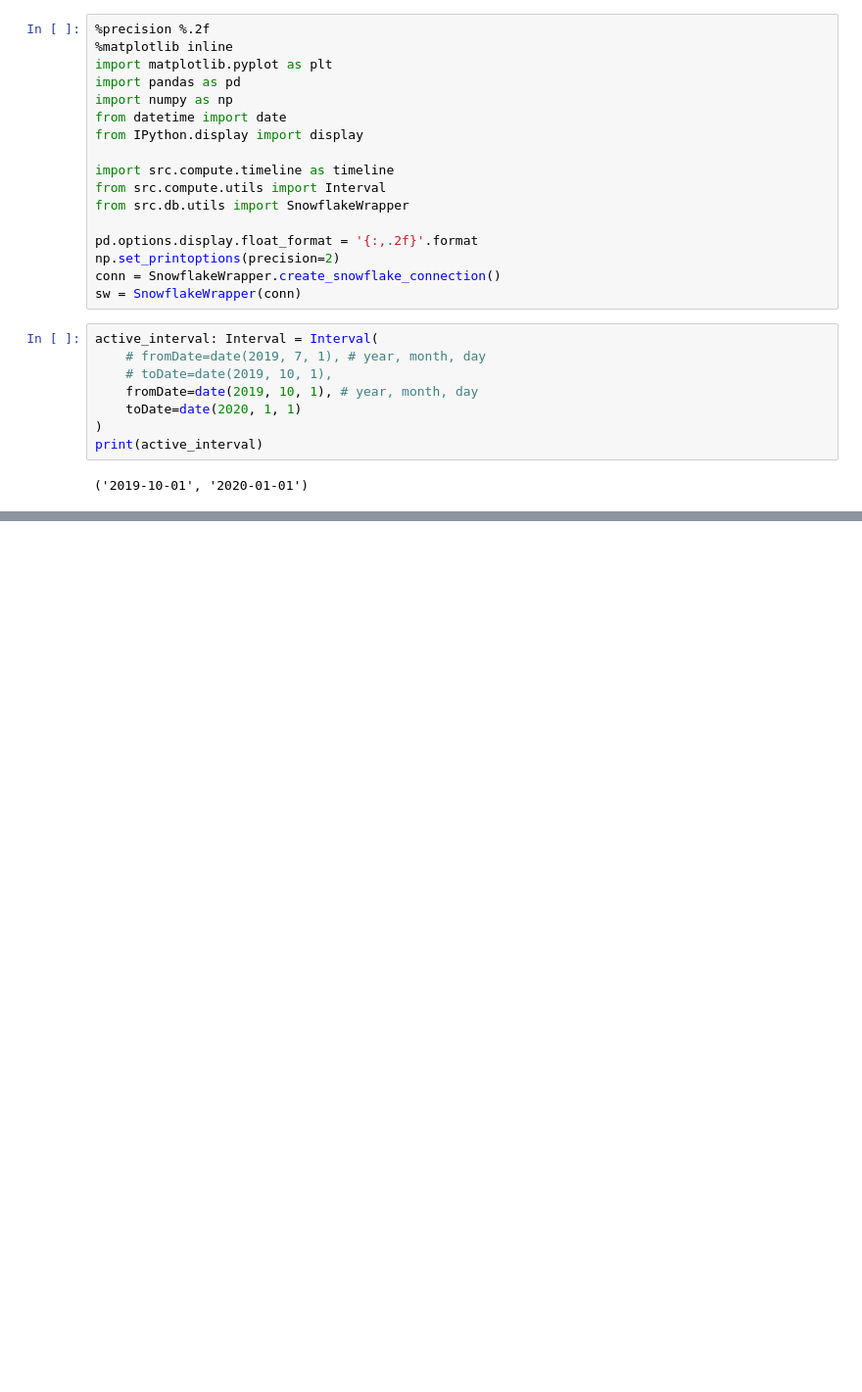
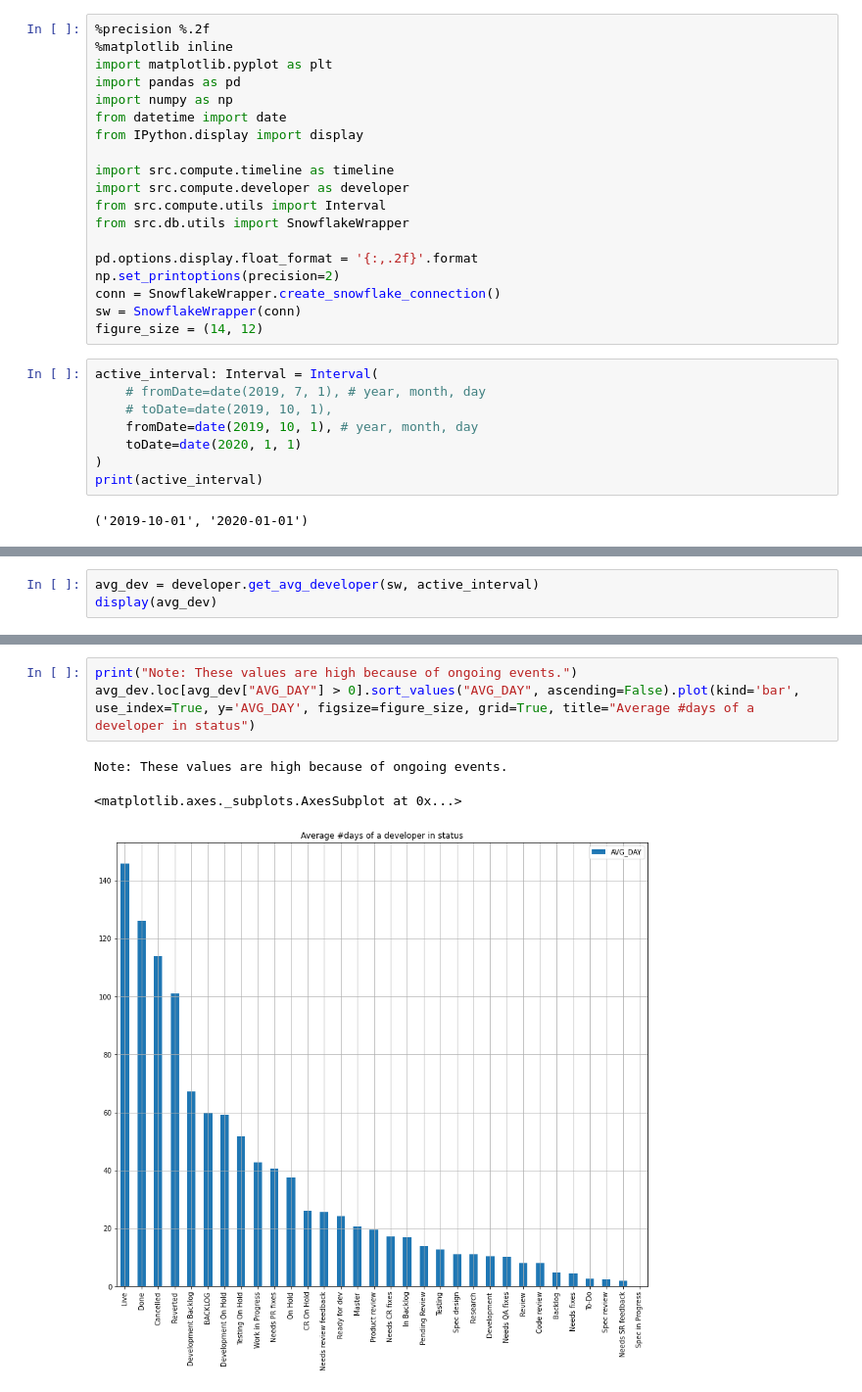
Before and after one commit to pr3mar/thesis, a Jupyter notebook: src/reports/timeline_analysis.ipynb, the cells around one changed output, grey strips where cells are left out. Shown at 98% size. Cells and saved outputs as stored; diff of their text form; blank space fills up the shorter version.

Commit message:
Visualizing avg_dev

```diff
--- a/src/reports/timeline_analysis.ipynb
+++ b/src/reports/timeline_analysis.ipynb
@@ -8,6 +8,7 @@ from datetime import date
 from IPython.display import display
 
 import src.compute.timeline as timeline
+import src.compute.developer as developer
 from src.compute.utils import Interval
 from src.db.utils import SnowflakeWrapper
 
@@ -15,6 +16,7 @@ pd.options.display.float_format = '{:,.2f}'.format
 np.set_printoptions(precision=2)
 conn = SnowflakeWrapper.create_snowflake_connection()
 sw = SnowflakeWrapper(conn)
+figure_size = (14, 12)
 # %%
 active_interval: Interval = Interval(
     # fromDate=date(2019, 7, 1), # year, month, day
@@ -49,0 +52,3 @@ SELECT     STATUS "Status",     COUNT(DISTINCT KEY)             "UniqueIssues",
+# %%
+avg_dev = developer.get_avg_developer(sw, active_interval)
+display(avg_dev)
@@ -49,0 +73,7 @@ SELECT     STATUS "Status",     COUNT(DISTINCT KEY)             "UniqueIssues",
+# %%
+print("Note: These values are high because of ongoing events.")
+avg_dev.loc[avg_dev["AVG_DAY"] > 0].sort_values("AVG_DAY", ascending=False).plot(kind='bar', use_index=True, y='AVG_DAY', figsize=figure_size, grid=True, title="Average #days of a developer in status")
+# %% [output]
+Note: These values are high because of ongoing events.
+<matplotlib.axes._subplots.AxesSubplot at 0x...>
+[figure, added]
```
Also changed, not shown: parts of 6 cells of this notebook, 4 other files.
